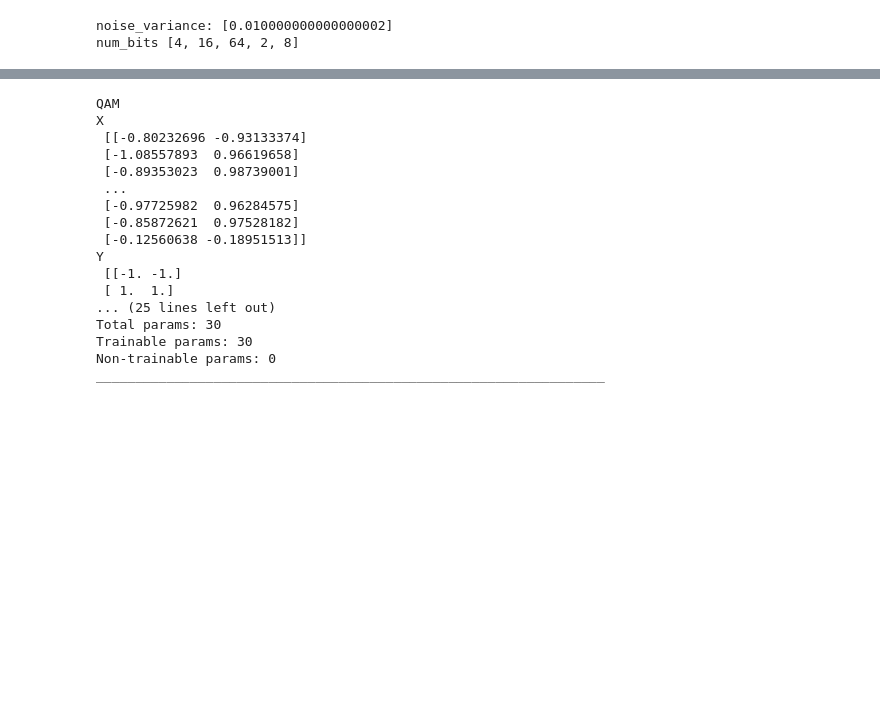
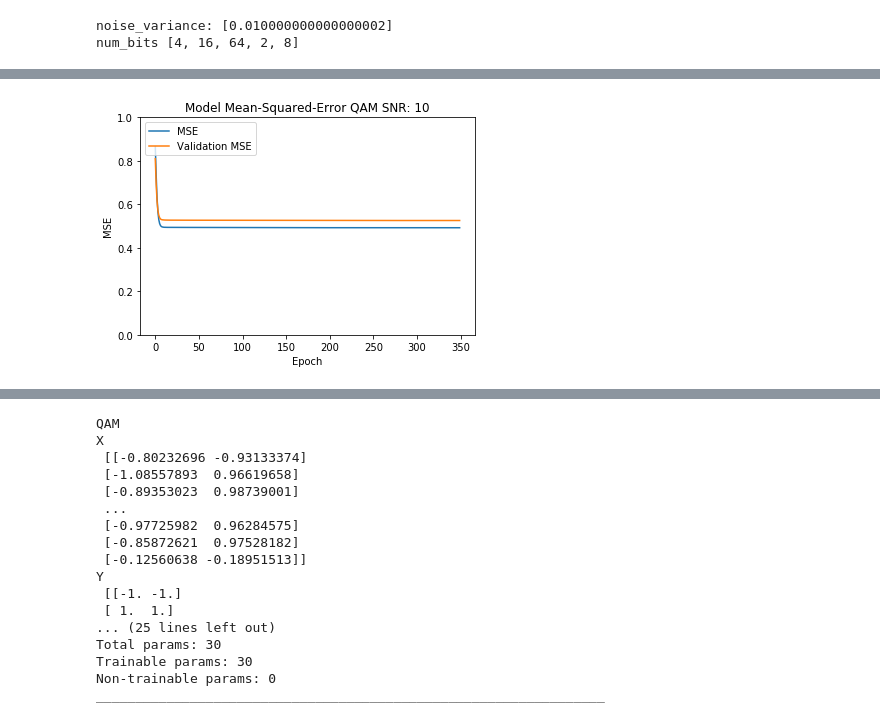
Before and after one commit to AndrewBraunEE/UCLA-ECE-C147-Deep-Learning-and-Neural-Network-Architecture, a Jupyter notebook: Project/EE132A & ECE C147 Soft Decision Project.ipynb, the cells around one changed output, grey strips where cells are left out. Saved outputs shown, nothing was run; the diff lists cells and outputs as text; code cells hidden in the pictures; blank space fills up the shorter version.

```diff
--- a/Project/EE132A & ECE C147 Soft Decision Project.ipynb
+++ b/Project/EE132A & ECE C147 Soft Decision Project.ipynb
@@ -645,7 +651,16 @@ def generateModel(in_shape = 2, bps = 2):
                    kernel_regularizer=regularizers.l2(0.0001)
                     ,
                     activity_regularizer=regularizers.l1(0.0001)))
+    model.summary()
     return model
+
+def generateModelRNN(in_shape = 2, bps = 2):
+    model = Sequential()
+    model.add(LSTM(5, input_shape=(in_shape, 1)))
+    model.add(Dense(bps))
+    model.add(Activation('relu'))
+    model.summary()
+    return model
 # %%
 #Sanity Checking
 print(myqam4.dict[-1-1j])
@@ -819 +834,79 @@ Y
 KeyboardInterrupt:
+# %%
+#RNN Simulation
+def run_simulation(myModems, VARS, SNRS, names, optimizer=Adam):
+    cnt_index = 0
+    for modem in myModems:
+        for noise_var, snr in zip(VARS, SNRS):
+            print(names[cnt_index])
+            channel = rayleigh_multipath(noise_var, VAR_RAYLEIGH, [-2.5, 0, 1.0, 1.5])
+            myModel = generateModelRNN(bps = modem.bit_num)
+            #Process the data such that I'm sending an even number of bits through the modulator
+            if (names[cnt_index] != 'BPSK'):
+                length = len(data)
+                num_chunks = int(np.floor_divide(length, modem.bit_num))
+                proc_data = data[:length*num_chunks]
+            else:
+                proc_data = data
+            #print('proc_data',len(proc_data),' num_chunks: ', num_chunks)
+
+            #Add AWGN and Rayleigh fading through the channel
+            TX_data = modem.TX(proc_data)
+            #X_pre = (channel.awgn(TX_data))
+            X_pre = channel.apply_cir(TX_data)[:len(TX_data)]
+            X_pre = (channel.awgn(TX_data))
+            print(X_pre)
+            X = []
+            TX = []
+            for x in X_pre:
+                X.append([x.real, x.imag])
+            for x in TX_data:
+                TX.append([x.real, x.imag])
+            X = np.array(X)
+            TX = np.array(TX)
+            y = []
+
+            #Calculate the labels (the LLRS) of the transmitted symbols [before any channels]
+            for symbol in TX:
+                complex_symbol = symbol[0] + 1j*symbol[1]
+                #Calculate the LLRs based off of the known approximate rayleigh and gaussian variances
+                ele = calc_llr(modem.dict, complex_symbol, h=VAR_RAYLEIGH, var = noise_var)
+                ele = np.tanh(ele)
+                y.append(ele)
+
+            y = np.array(y)
+            print('X\n', X, '\nY\n', y)
+            print('Xshape\n', X.shape, '\nYshape\n', y.shape)
+
+            X_train, X_test, y_train, y_test = train_test_split(X, y, test_size = 0.2)
+            X_train = np.expand_dims(X_train, -1)
+            X_test = np.expand_dims(X_test, -1)
+            print('X_train\n', X_train.shape, '\nY_train\n', y_test.shape)
+            print('X_test\n', X_test.shape, '\nY_test\n', y_test.shape)
+            #print('X_train\n', X_train, '\nY_train\n', y_test)
+            #print('X_test\n', X_test, '\nY_test\n', y_test)
+            myModel.compile(loss='mean_squared_error', optimizer=optimizer, metrics=['mean_squared_error', 'mean_absolute_error', 'mean_absolute_percentage_error'])
+            epochs = 350
+            mselist = []
+            val_mselist = []
+            for i in range(epochs):
+                history=myModel.fit(X_train, y_train, validation_data=(X_test, y_test), epochs=1, verbose=False)
+                mselist.append(history.history['mean_squared_error'])
+                val_mselist.append(history.history['val_mean_squared_error'])
+            model_list.append(myModel)
+            fig = plt.figure()
+            ax = plt.gca()
+
+            ax.set_ylim(0, 1)
+            plt.plot(mselist)
+            plt.plot(val_mselist)
+            plt.title('Model Mean-Squared-Error %s SNR: %s' % (names[cnt_index], snr))
+            plt.ylabel('MSE')
+            plt.xlabel('Epoch')
+            plt.legend(['MSE', 'Validation MSE'], loc = 'upper left')
+            plt.show()
+
+        cnt_index += 1
+
+run_simulation(myModems, VARS, SNRS, names, optimizer=Adam)
+# %% [output]
@@ -819,0 +931 @@ KeyboardInterrupt:
+[figure, added]
```
Also changed, not shown: parts of 3 cells of this notebook.
